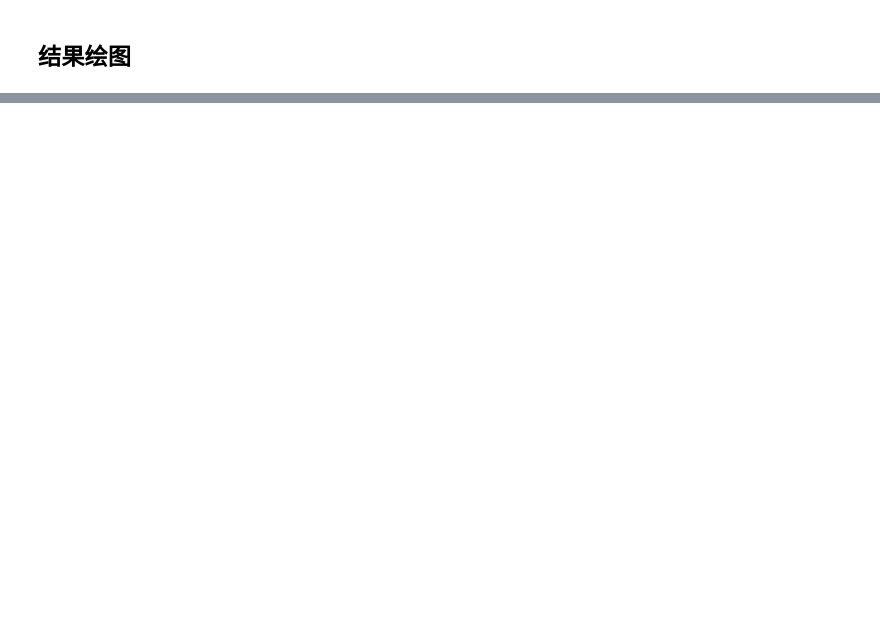
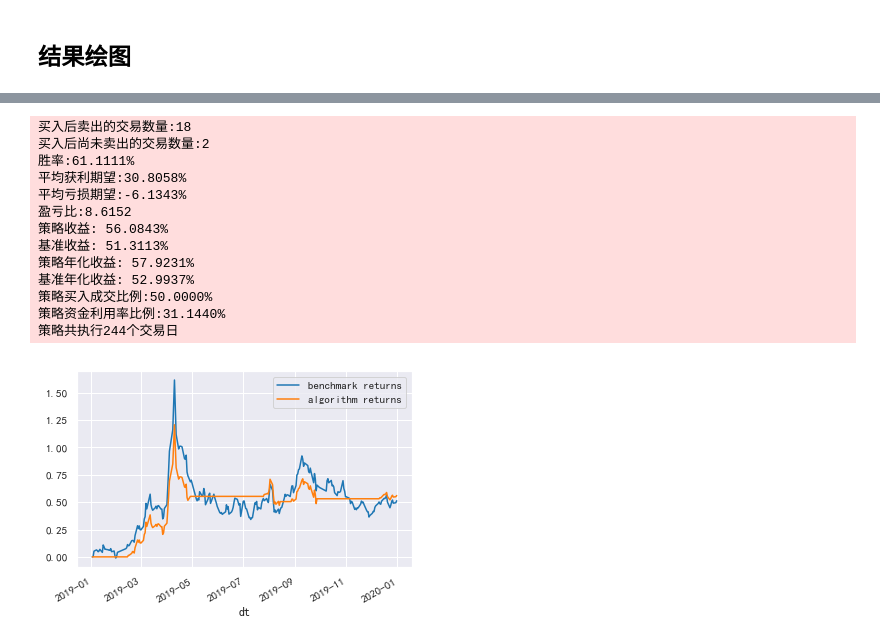
Before and after one commit to GuQiangJS/gquant-example, a Jupyter notebook: 策略测试-通道策略-ATR波幅通道.ipynb, the cells around one changed output, grey strips where cells are left out. Saved outputs shown, nothing was run; the diff lists cells and outputs as text; code cells hidden in the pictures; blank space fills up the shorter version.

```diff
--- a/策略测试-通道策略-ATR波幅通道.ipynb
+++ b/策略测试-通道策略-ATR波幅通道.ipynb
@@ -747,0 +787,24 @@ kurtosis:-0.5591951251344724
+# %%
+buy_factors = [
+    {
+        'class': BuyStrategy1,
+        # 仓位管理
+        'position': {'class': abupy.AbuKellyPosition, 'win_rate': bt5.win_rate,
+                                        'gains_mean': bt5.gains_mean, 'losses_mean': -bt5.losses_mean}
+    },
+    {
+        'class': BuyStrategy2,
+        # 仓位管理
+        'position': {'class': abupy.AbuKellyPosition, 'win_rate': bt5.win_rate,
+                                        'gains_mean': bt5.gains_mean, 'losses_mean': -bt5.losses_mean}
+    }
+]
+# 卖出因子
+sell_factors = [{
+    'class': SellStrategy1,
+},
+    {
+    'class': SellStrategy2,
+    'sell_n': 20
+}]
+bt_2019_kelly = backtest(buy_factors, sell_factors,start='2019-01-01',end='2019-12-31')
@@ -747,0 +878,17 @@ kurtosis:-0.5591951251344724
+# %%
+bt_2019_kelly.plot_returns_cmp(only_show_returns=True)
+# %% [output]
+买入后卖出的交易数量:18
+买入后尚未卖出的交易数量:2
+胜率:61.1111%
+平均获利期望:30.8058%
+平均亏损期望:-6.1343%
+盈亏比:8.6152
+策略收益: 56.0843%
+基准收益: 51.3113%
+策略年化收益: 57.9231%
+基准年化收益: 52.9937%
+策略买入成交比例:50.0000%
+策略资金利用率比例:31.1440%
+策略共执行244个交易日
+[figure, added]
```
Also changed, not shown: parts of 22 cells of this notebook.
